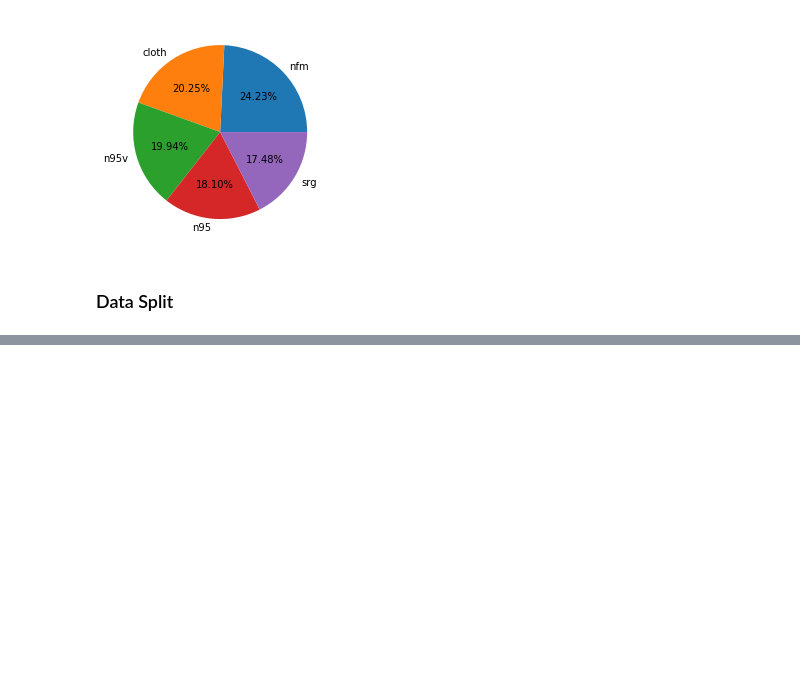
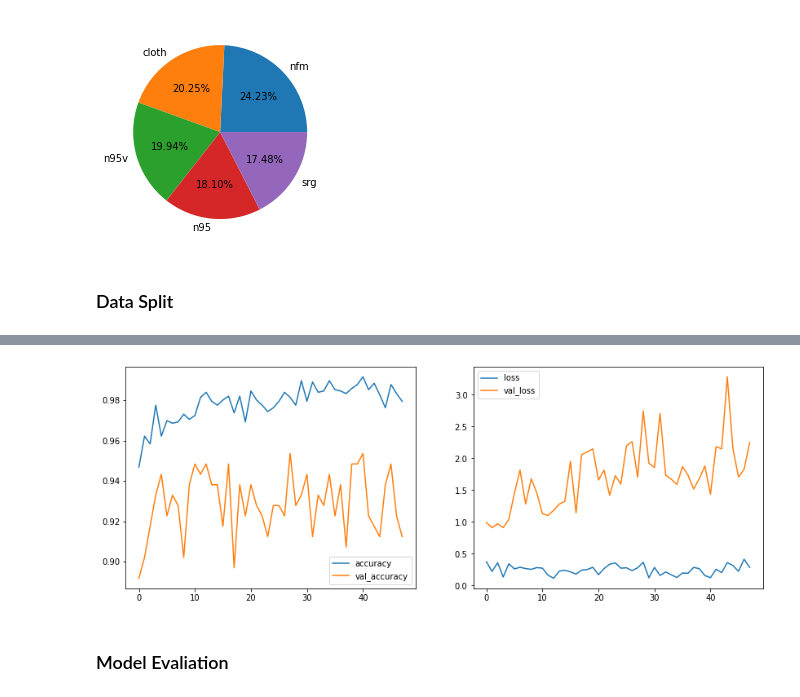
Before and after one commit to nuyhc/Struggles, a Jupyter notebook: Face_Mask_Types_Dataset/Face Mask Types Dataset.ipynb, the cells around one changed output, grey strips where cells are left out. Saved outputs shown, nothing was run; the diff lists cells and outputs as text; code cells hidden in the pictures; blank space fills up the shorter version.

```diff
--- a/Face_Mask_Types_Dataset/Face Mask Types Dataset.ipynb
+++ b/Face_Mask_Types_Dataset/Face Mask Types Dataset.ipynb
@@ -81,0 +149,8 @@ ValueError: The provided input folder "FaceMask_Types_Dataset\Dataset" does not
+# %%
+from tensorflow.keras.applications import EfficientNetB0
+
+model = EfficientNetB0(
+    input_shape=(300, 300, 3),
+    include_top=False,
+    weights="imagenet"
+)
@@ -81,0 +159,17 @@ ValueError: The provided input folder "FaceMask_Types_Dataset\Dataset" does not
+# %%
+model.trainable = True
+
+for layer in model.layers[:-15]:
+    layer.trainable = False
+
+x = tf.keras.layers.Flatten()(model.output)
+x = tf.keras.layers.Dropout(0.5)(x)
+x = tf.keras.layers.Dense(5, activation="softmax")(x)
+
+model = tf.keras.Model(model.input, x)
+
+model.compile(
+    optimizer = "adam",
+    loss = tf.keras.losses.CategoricalCrossentropy(),
+    metrics = ["accuracy"]
+)
@@ -81,0 +178,6 @@ ValueError: The provided input folder "FaceMask_Types_Dataset\Dataset" does not
+# %%
+early_stopping = EarlyStopping(monitor="val_accuracy", mode="max", verbose=0, patience=20)
+# model_check = ModelCheckpoint("model.h5", monitor="val_accuracy", mode="max", save_best_only=True)
+# %%
+with tf.device("/device:GPU:0"):
+    history = model.fit(train_generator, validation_data=val_generator, epochs=50, verbose=1, callbacks=[early_stopping])
@@ -81,0 +202,11 @@ ValueError: The provided input folder "FaceMask_Types_Dataset\Dataset" does not
+# %%
+hist_df = pd.DataFrame(history.history)
+
+fig, ax = plt.subplots(1, 2, figsize=(14, 5))
+hist_df[["accuracy", "val_accuracy"]].plot(ax=ax[0])
+hist_df[["loss", "val_loss"]].plot(ax=ax[1])
+plt.show()
+# %% [output]
+[figure, added]
+# %% [markdown]
+### Model Evaliation
```
Also changed, not shown: parts of 19 cells of this notebook.
